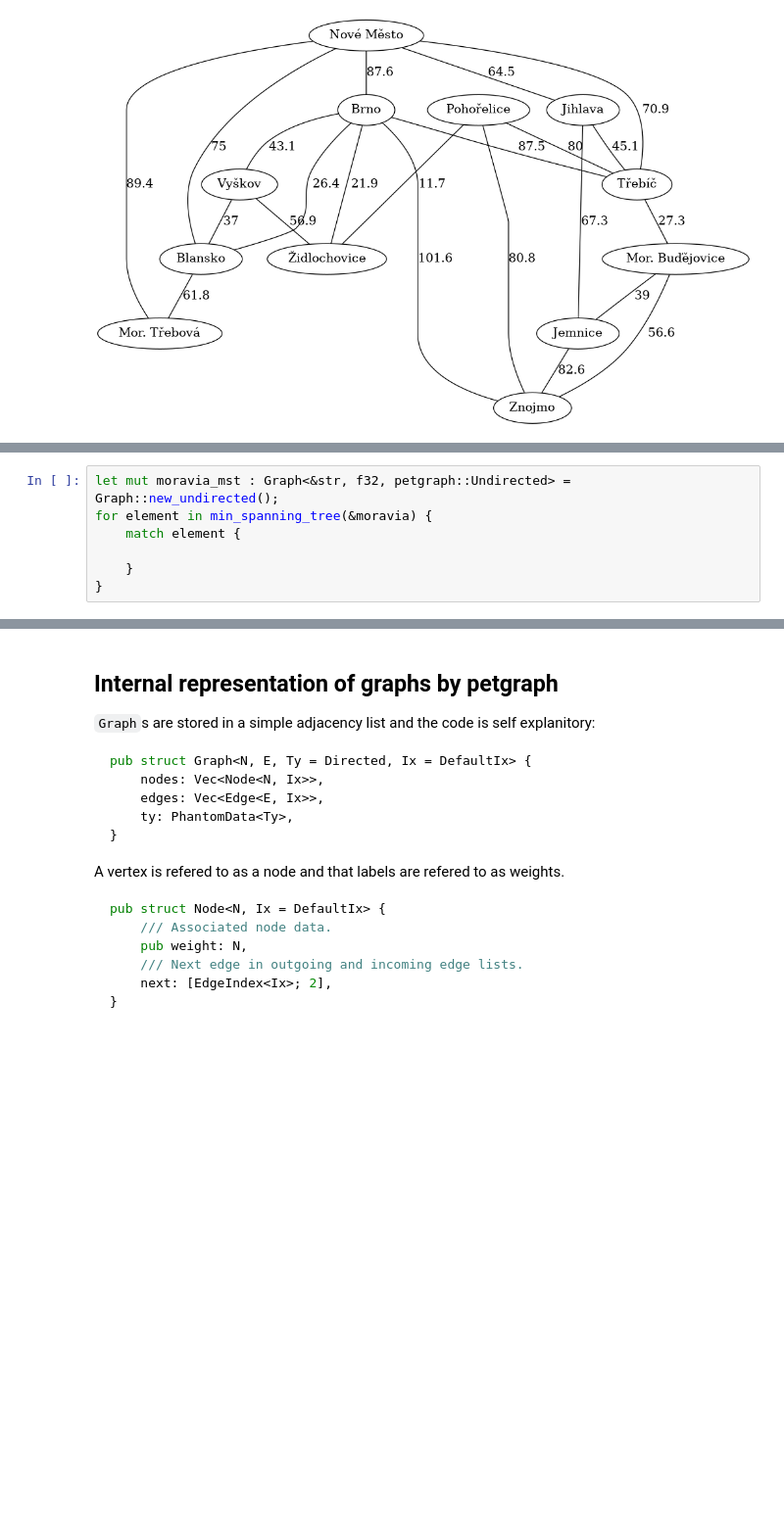
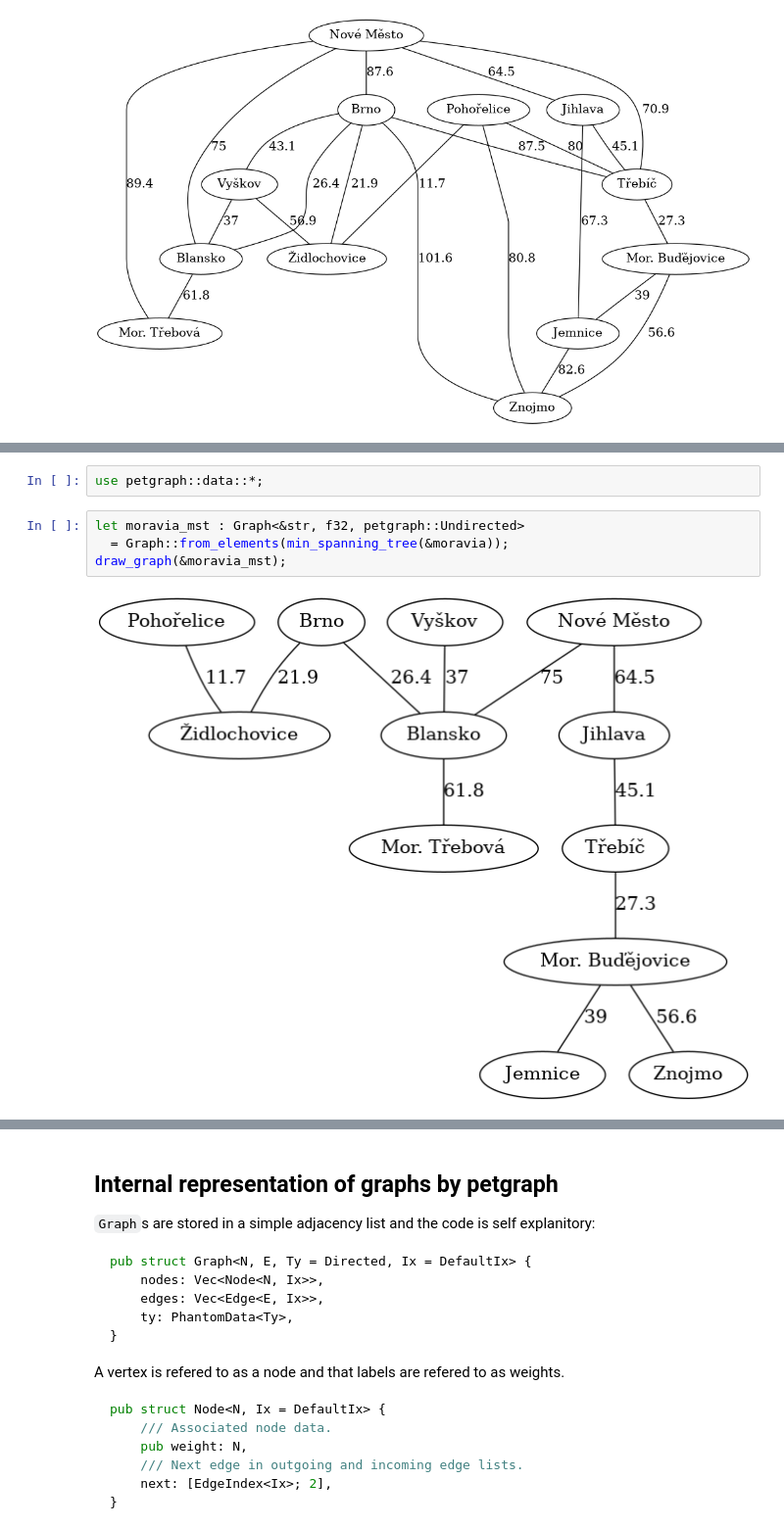
Before and after one commit to timthelion/rust-jupyter, a Jupyter notebook: pegraph_review.ipynb, the cells around one changed output, grey strips where cells are left out. Shown at 98% size. Saved outputs shown, nothing was run; the diff lists cells and outputs as text; blank space fills up the shorter version.

```diff
--- a/pegraph_review.ipynb
+++ b/pegraph_review.ipynb
@@ -869,7 +869,8 @@ We can use this iterator to build a Graph representation of the MST, and also to
+# %%
+use petgraph::data::*;
 # %%
-let mut moravia_mst : Graph<&str, f32, petgraph::Undirected> = Graph::new_undirected();
-for element in min_spanning_tree(&moravia) {
-    match element {
-
-    }
-}
+let moravia_mst : Graph<&str, f32, petgraph::Undirected>
+  = Graph::from_elements(min_spanning_tree(&moravia));
+draw_graph(&moravia_mst);
+# %% [output]
+[figure, added]
```
Also changed, not shown: parts of 12 cells of this notebook.
